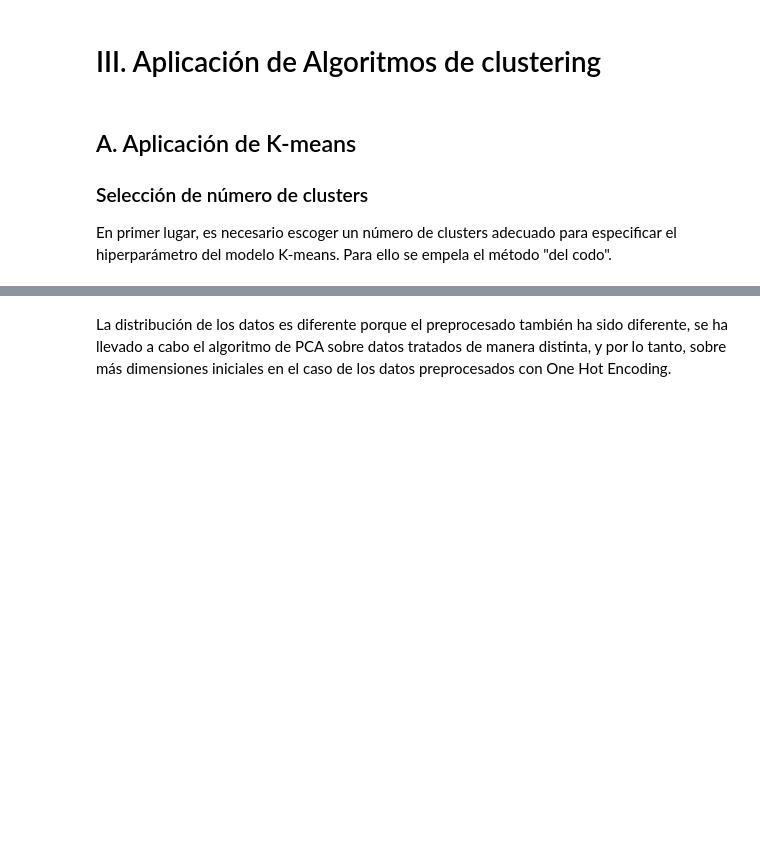
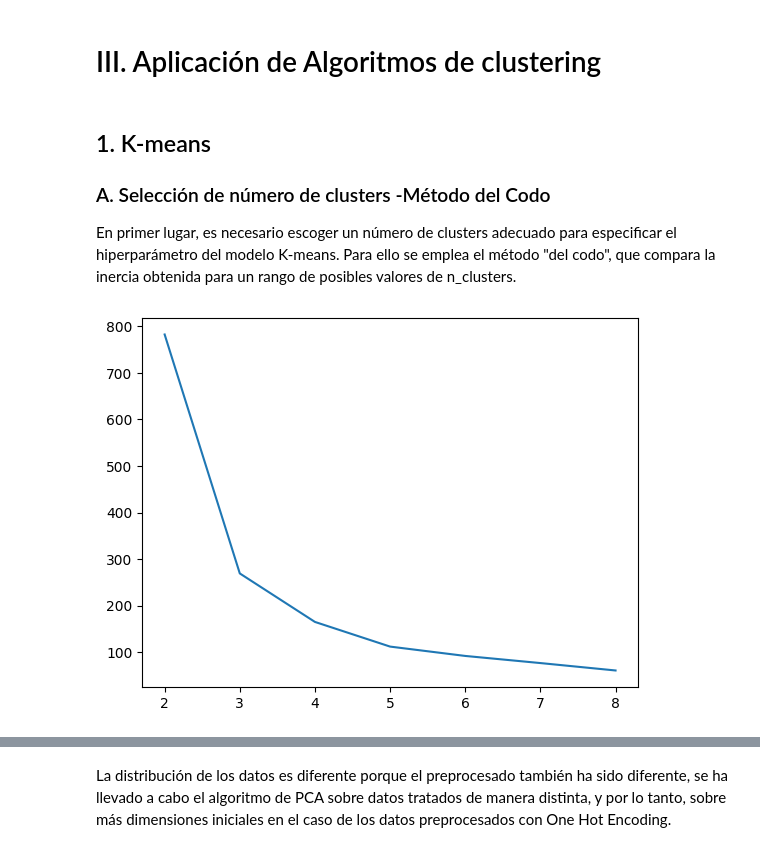
Before and after one commit to mgommez/practica2_ml, a Jupyter notebook: KMeans.ipynb, the cells around one changed output, grey strips where cells are left out. Cells and saved outputs as stored; diff of their text form; code cells hidden in the pictures; blank space fills up the shorter version.

```diff
--- a/KMeans.ipynb
+++ b/KMeans.ipynb
@@ -690,8 +694,18 @@ array([[-2.27313999,  0.36735406],
 # %% [markdown]
-## A. Aplicación de K-means
-### Selección de número de clusters
-En primer lugar, es necesario escoger un número de clusters adecuado para especificar el hiperparámetro del modelo K-means. Para ello se empela el método "del codo".
+## 1. K-means
+### A. Selección de número de clusters -Método del Codo
+En primer lugar, es necesario escoger un número de clusters adecuado para especificar el hiperparámetro del modelo K-means. Para ello se emplea el método "del codo", que compara la inercia obtenida para un rango de posibles valores de n_clusters.
 # %%
 def elbow_method(data, init= 2, final= 8):
     """Calcula los coeficientes del método del codo para el rango de enteros init-final"""
-    pass
+    results= []
+    for i in range(init, final+1):
+        kmeans = KMeans(n_clusters=i)  #Cada iteración se crea un número distinto de clústers.
+        kmeans.fit(data)
+        results.append(kmeans.inertia_)
+    #Impresión del gráfico
+    plt.plot(range(init, final +1 ), results)
+# %%
+elbow_method(stars_1hot_pca)
+# %% [output]
+[figure, added]
```
Also changed, not shown: parts of 29 cells of this notebook.
